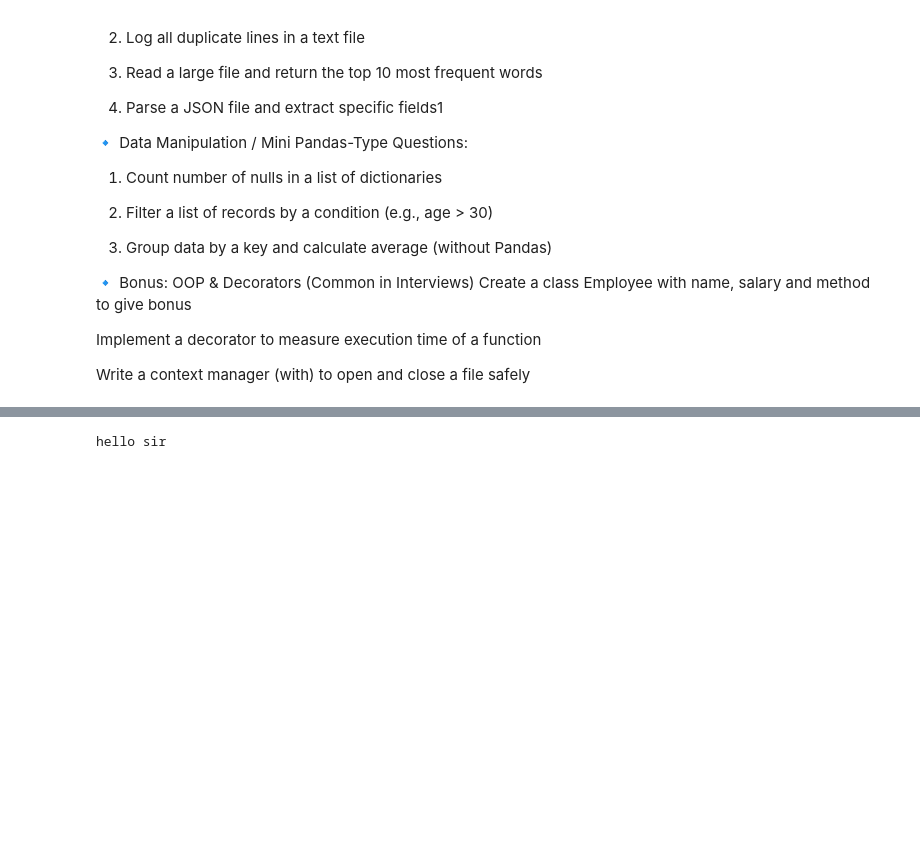
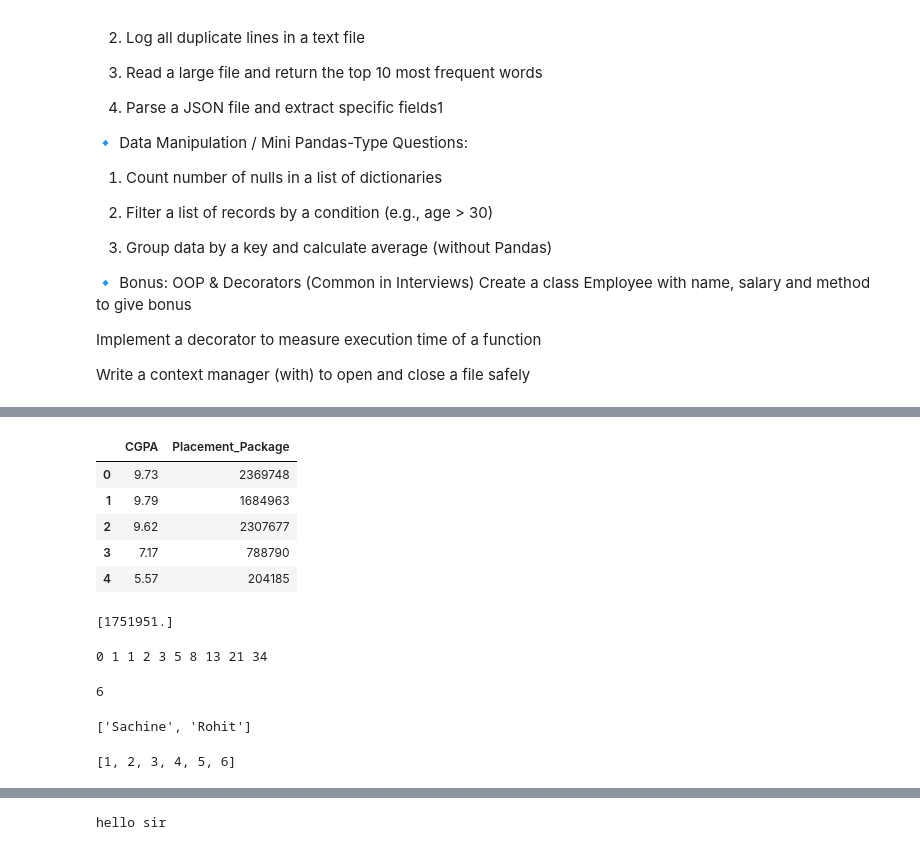
Before and after one commit to Jatingpt/ByUpgrad, a Jupyter notebook: byupg.ipynb, the cells around one changed output, grey strips where cells are left out. Cells and saved outputs as stored; diff of their text form; code cells hidden in the pictures; blank space fills up the shorter version.

```diff
--- a/byupg.ipynb
+++ b/byupg.ipynb
@@ -73,0 +195,52 @@ Write a context manager (with) to open and close a file safely
+# %%
+df.head()
+# %% [output]
+|  | CGPA | Placement_Package |
+| 0 | 9.73 | 2369748 |
+| 1 | 9.79 | 1684963 |
+| 2 | 9.62 | 2307677 |
+| 3 | 7.17 | 788790 |
+| 4 | 5.57 | 204185 |
+# %%
+pred = model.predict([[9.73]])
+print(pred)
+# %% [output]
+[1751951.]
+# %%
+def fibonacci(n):
+  a,b = 0,1
+  for i in range(n):
+    print(a, end = " ")
+    c = a + b
+    a = b
+    b = c
+fibonacci(10)
+# %% [output]
+0 1 1 2 3 5 8 13 21 34
+# %%
+sum = 0
+n = 0
+while n <= 10:
+  if n % 2 == 0:
+    sum+=1
+  n += 1
+print(sum)
+# %% [output]
+6
+# %%
+l = ['Sachine Tendulkar', 'Rohit Sharma']
+l2 = []
+for i in l:
+  l2.append(i.split()[0])
+print(l2)
+# %% [output]
+['Sachine', 'Rohit']
+# %%
+l = [[1,2], [3,4], [5,6]]
+l2 = []
+for i in l:
+  for j in i:
+    l2.append(j)
+print(l2)
+# %% [output]
+[1, 2, 3, 4, 5, 6]
```
Also changed, not shown: parts of 11 cells of this notebook.
